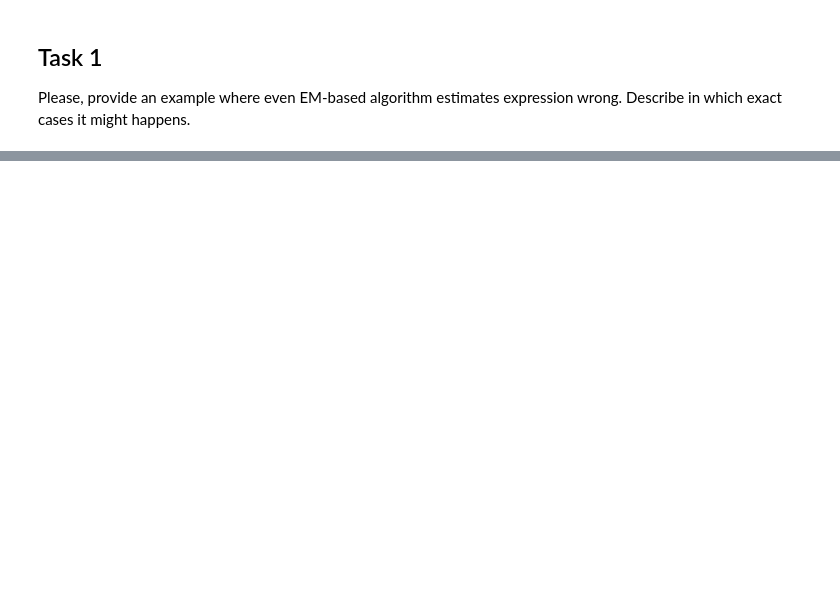
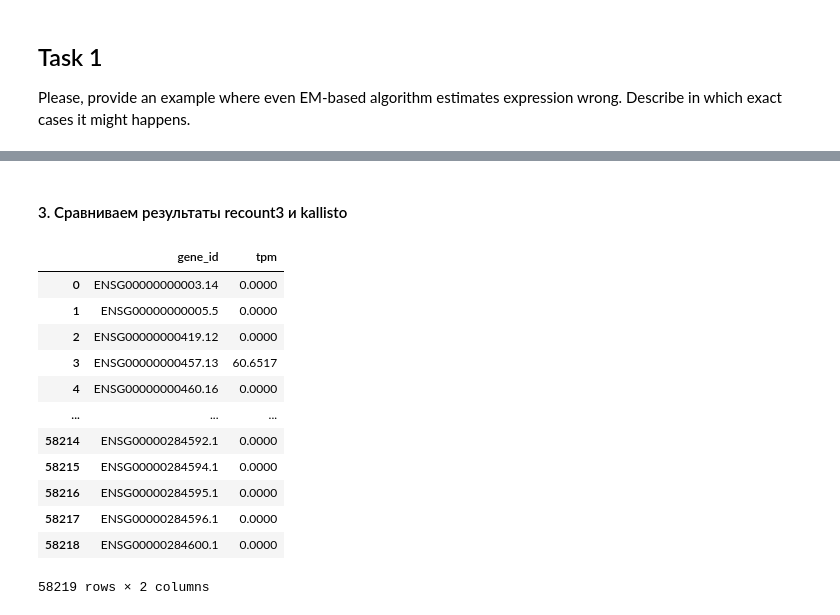
Before and after one commit to dmnemch/sc, a Jupyter notebook: 02_Expression_quantification.ipynb, the cells around one changed output, grey strips where cells are left out. Saved outputs shown, nothing was run; the diff lists cells and outputs as text; code cells hidden in the pictures; blank space fills up the shorter version.

```diff
--- a/02_Expression_quantification.ipynb
+++ b/02_Expression_quantification.ipynb
@@ -48,0 +517,24 @@ Differences in abundance (in %):
+# %% [markdown]
+#### 3. Сравниваем результаты recount3 и kallisto
+# %%
+import pandas as pd
+kallisto_data = pd.read_csv("results/abundance.tsv", sep="\t")
+kallisto_data['gene_id'] = kallisto_data['target_id'].apply(lambda x: x.split('|')[1])
+
+kallisto_data = kallisto_data.groupby('gene_id')['tpm'].sum()
+kallisto_data = kallisto_data.to_frame().reset_index()
+kallisto_data
+# %% [output]
+|  | gene_id | tpm |
+| 0 | ENSG00000000003.14 | 0.0000 |
+| 1 | ENSG00000000005.5 | 0.0000 |
+| 2 | ENSG00000000419.12 | 0.0000 |
+| 3 | ENSG00000000457.13 | 60.6517 |
+| 4 | ENSG00000000460.16 | 0.0000 |
+| ... | ... | ... |
+| 58214 | ENSG00000284592.1 | 0.0000 |
+| 58215 | ENSG00000284594.1 | 0.0000 |
+| 58216 | ENSG00000284595.1 | 0.0000 |
+| 58217 | ENSG00000284596.1 | 0.0000 |
+| 58218 | ENSG00000284600.1 | 0.0000 |
+58219 rows × 2 columns
```
Also changed, not shown: parts of 25 cells of this notebook.
